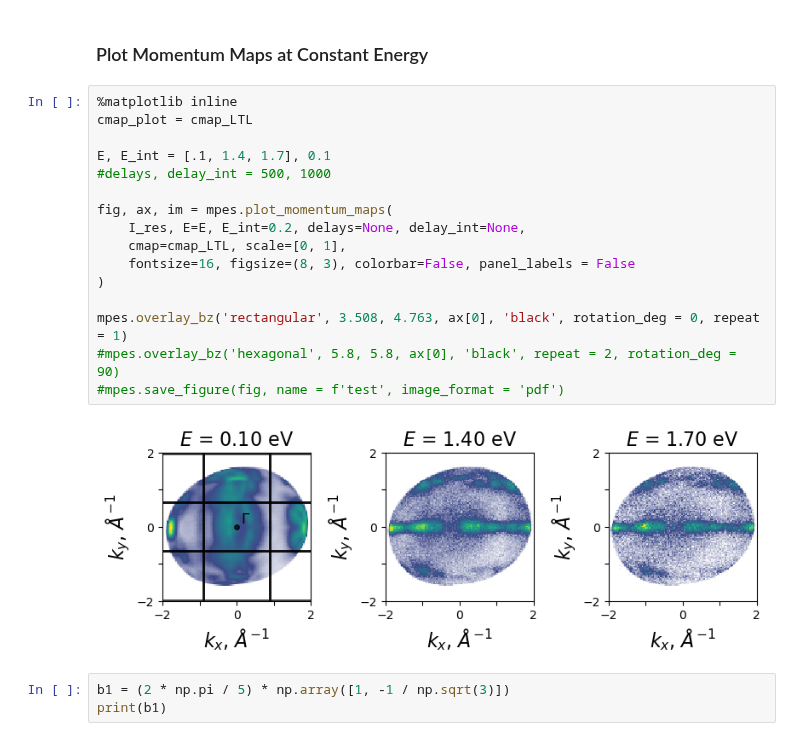
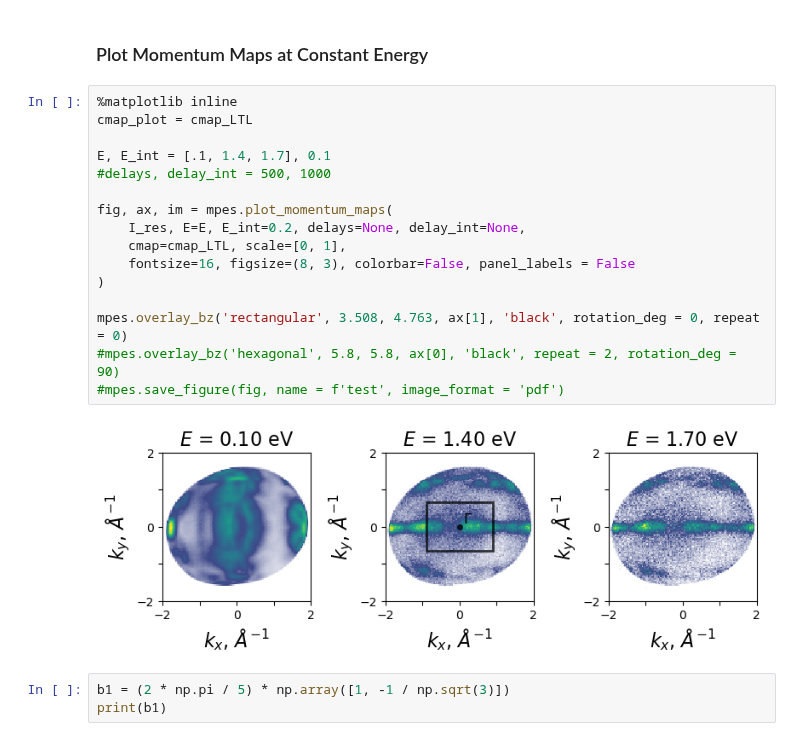
Before and after one commit to lawsonlloyd/mpes-analysis, a Jupyter notebook: mpes_Plot_Analysis.ipynb, the cells around one changed output. Saved outputs shown, nothing was run; the diff lists cells and outputs as text.

```diff
--- a/mpes_Plot_Analysis.ipynb
+++ b/mpes_Plot_Analysis.ipynb
@@ -69,21 +69,21 @@ Using matplotlib backend: QtAgg
 # %%
 %matplotlib inline
 cmap_plot = cmap_LTL
 
 E, E_int = [.1, 1.4, 1.7], 0.1
 #delays, delay_int = 500, 1000
 
 fig, ax, im = mpes.plot_momentum_maps(
     I_res, E=E, E_int=0.2, delays=None, delay_int=None,
     cmap=cmap_LTL, scale=[0, 1],
     fontsize=16, figsize=(8, 3), colorbar=False, panel_labels = False
 )
 
-mpes.overlay_bz('rectangular', 3.508, 4.763, ax[0], 'black', rotation_deg = 0, repeat = 1)
+mpes.overlay_bz('rectangular', 3.508, 4.763, ax[1], 'black', rotation_deg = 0, repeat = 0)
 #mpes.overlay_bz('hexagonal', 5.8, 5.8, ax[0], 'black', repeat = 2, rotation_deg = 90)
 #mpes.save_figure(fig, name = f'test', image_format = 'pdf')
 # %% [output]
-[figure, old version]
+[figure, new version]
 # %%
 b1 = (2 * np.pi / 5) * np.array([1, -1 / np.sqrt(3)])
 print(b1)
```
